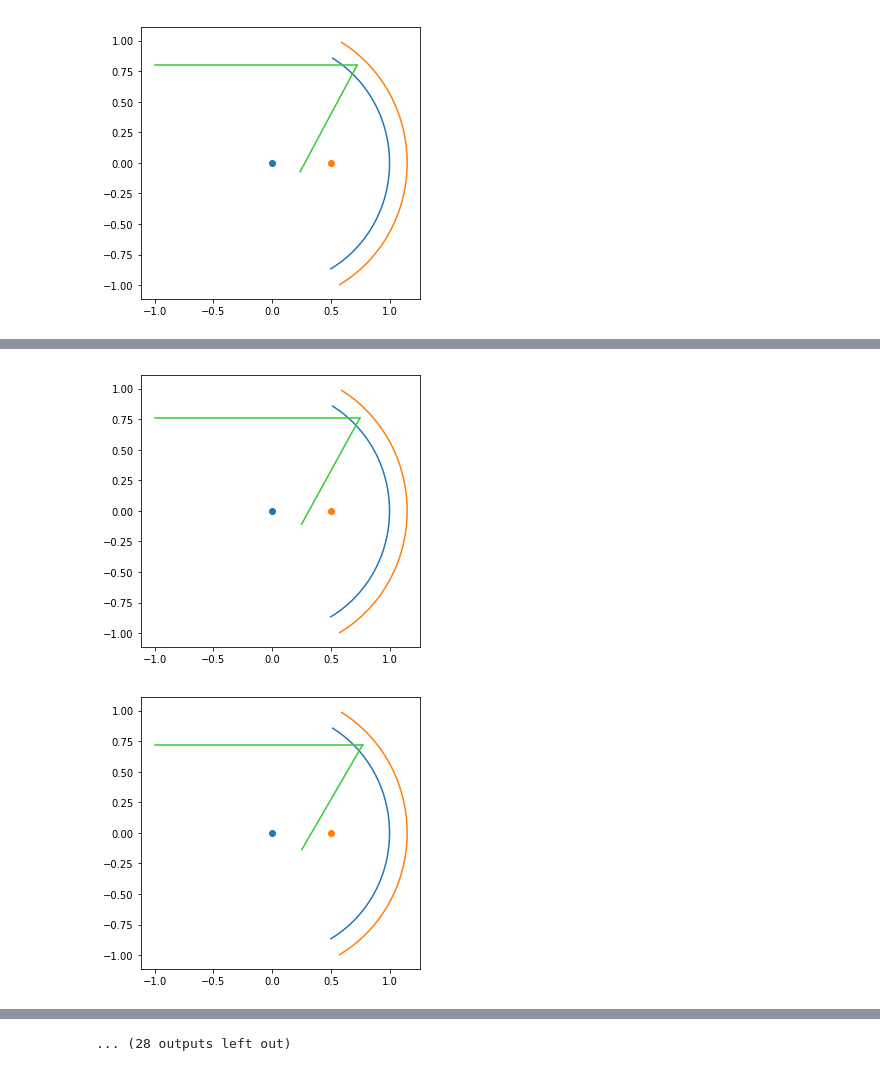
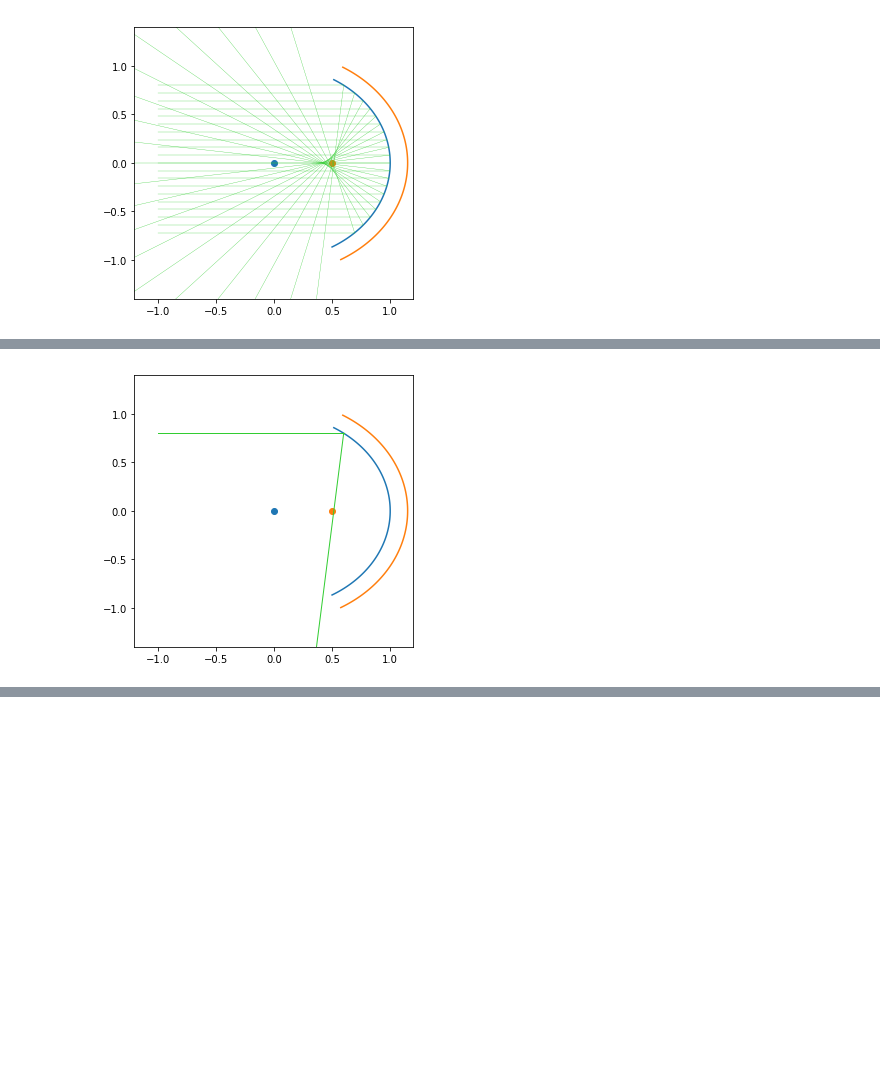
Before and after one commit to suafle/Clase2, a Jupyter notebook: homework_1.ipynb, the cells around one changed output, grey strips where cells are left out. Cells and saved outputs as stored; diff of their text form; code cells hidden in the pictures; blank space fills up the shorter version.

```diff
--- a/homework_1.ipynb
+++ b/homework_1.ipynb
@@ -6,31 +11,61 @@ import matplotlib.pyplot as plt
 # %%
-#Spheric mirror
+#Spheric mirror/reflexion
 ii = np.arange(-60,60,1)*(np.pi/180.)
 r = 1.
 x = r*np.cos(ii)
 y = r*np.sin(ii)
 
-plt.rcParams["figure.figsize"] = (5,5)
-
 delta = -0.04
 dy = np.arange(0.80,-0.80,delta)
-angles = 2.*np.arctan(dy/2.)
-dx = 1.0*np.cos(angles)
+dx = np.sqrt(1- dy*dy)
 tangentx = np.gradient(dx,2)
 tangenty = np.gradient(dy,2)
-alpha = np.arctan(tangentx/tangenty) #angle between tangent and incoming horizontal ray
-reflectedx = -np.cos(2.*alpha) + dx #refelcted ray
-reflectedy = np.sin(2.*alpha) + dy #refelcted ray
 
-for i in range(0,len(dx)):
-  plt.scatter([-1,1],[-1,1],color='white')
-  plt.scatter([0],[0])
-  plt.scatter([0.5],[0])
-  plt.plot(x,y) #mirror
-  plt.plot(x*1.15,y*1.15) #mirror
-  plt.plot([-1,dx[i]],[dy[i],dy[i]],color='limegreen') #incident ray
-  plt.plot([dx[i],reflectedx[i]],[dy[i],reflectedy[i]],color='limegreen') #reflected ray
-  plt.show()
-  plt.close()
+normalx = -np.abs(tangenty)/(np.sqrt(tangentx**2 + tangenty**2))
+normaly = -normalx*(tangentx/tangenty)
+
+incidentx = dx - (-1)
+incidenty = dy - dy
+
+reflectedx = incidentx - 2*(incidentx*normalx + incidenty*normaly)*normalx
+reflectedy = incidenty - 2*(incidentx*normalx + incidenty*normaly)*normaly
+
+plt.rcParams["figure.figsize"] = (5,5)
+plt.plot(x,y)
+plt.plot(x*1.15,y*1.15)
+plt.scatter([0],[0])
+plt.scatter([0.5],[0])
+plt.xlim([-1.2, 1.2])
+plt.ylim([-1.4, 1.4])
+
+for i in range(0,40,2):
+  plt.plot([-1,dx[i]],[dy[i],dy[i]],color='limegreen',lw=0.3) #incident ray
+  plt.plot([dx[i],reflectedx[i]],[dy[i],reflectedy[i]],color='limegreen',lw=0.3) #reflected ray
+plt.show()
+plt.close()
+
+plt.rcParams["figure.figsize"] = (5,5)
+rc('animation', html='html5')
+fig, ax = plt.subplots(figsize=(5,5))
+ax.scatter([0],[0])
+ax.scatter([0.5],[0])
+ax.set_xlim((-1.2, 1.2))
+ax.set_ylim((-1.4, 1.4))
+ax.plot(x,y, lw=1.5)
+ax.plot(x*1.15,y*1.15, lw=1.5)
+
+line1, = ax.plot([], [], lw=1, color = 'limegreen')
+line2, = ax.plot([], [], lw=1, color = 'limegreen')
+
+def init():
+    line.set_data([], [])
+    return (line,)
+
+def animate(i):
+  line1.set_data([-1,dx[i]],[dy[i],dy[i]]) #incident ray
+  line2.set_data([dx[i],reflectedx[i]],[dy[i],reflectedy[i]]) #reflected ray
+
+anim = animation.FuncAnimation(fig, animate,frames=40,interval=200)
+HTML(anim.to_html5_video())
 # %% [output]
-[figure, old version]
+[figure, new version]
@@ -37,2 +73 @@ for i in range(0,len(dx)):
-[figure, old version]
+[figure, new version]
-[figure, removed]
@@ -48,2 +74 @@ for i in range(0,len(dx)):
-... (28 outputs left out)
 # %%
```
Also changed, not shown: parts of 7 cells of this notebook.
